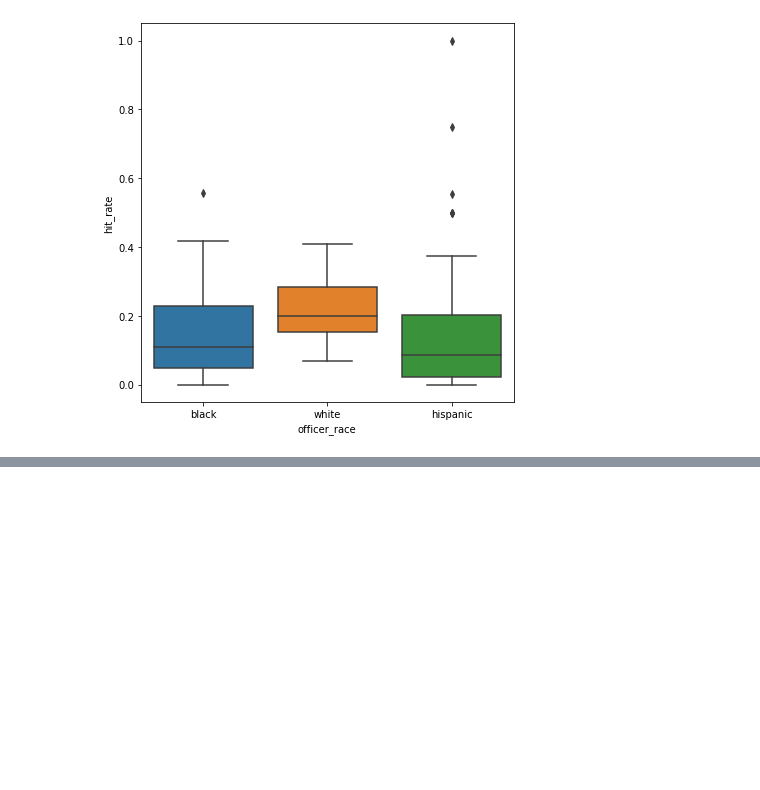
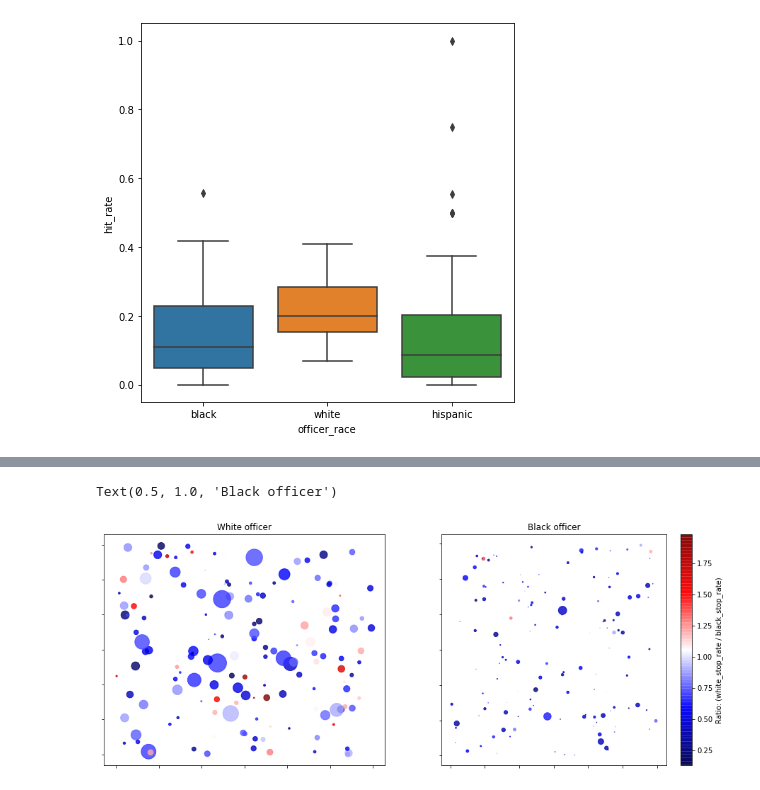
Before and after one commit to epfl-ada/ada-2020-project-milestone-p3-p3_adahn, a Jupyter notebook: extension.ipynb, the cells around one changed output, grey strips where cells are left out. Drawn from its saved outputs; the diff is of its cells as text; code cells hidden in the pictures; blank space fills up the shorter version.

```diff
--- a/extension.ipynb
+++ b/extension.ipynb
@@ -904,0 +1299,37 @@ f.savefig("figs/boxplot_hit", format="eps")
+# %%
+np.random.seed(142)
+
+# Display the ratio for each county
+# Each circle is a city, wheited by the number of datas
+
+# reduce the size of the total_stops column
+total_stops = (ratios['total_stops']/ratios['total_stops'].mean())
+
+def ratioPlot(df, ax):
+    N = len(df)
+    x = np.random.rand(N)*3
+    y = np.random.rand(N)*3
+    colors = np.random.rand(N)
+    area = (30 * np.random.rand(N))**2  # 0 to 15 point radii
+
+    return ax.scatter(x, y, alpha = .8, s=df['total_stops'].values/1000, c = df['ratio'].values, cmap = 'seismic')
+
+fig, axes = plt.subplots(1, 2, figsize=(18,6))
+
+im = ratioPlot(ratios[ratios['officer_race'] == 'white'], axes[0])
+
+ratioPlot(ratios[ratios['officer_race'] == 'black'], axes[1])
+
+fig.subplots_adjust(right=0.8)
+cbar = fig.colorbar(im)
+cbar.ax.set_ylabel('Ratio: (white_stop_rate / black_stop_rate)')
+
+axes[0].set_yticklabels([])
+axes[0].set_xticklabels([])
+axes[1].set_yticklabels([])
+axes[1].set_xticklabels([])
+axes[0].set_title('White officer')
+axes[1].set_title('Black officer')
+# %% [output]
+Text(0.5, 1.0, 'Black officer')
+[figure, added]
```
Also changed, not shown: parts of 26 cells of this notebook.
